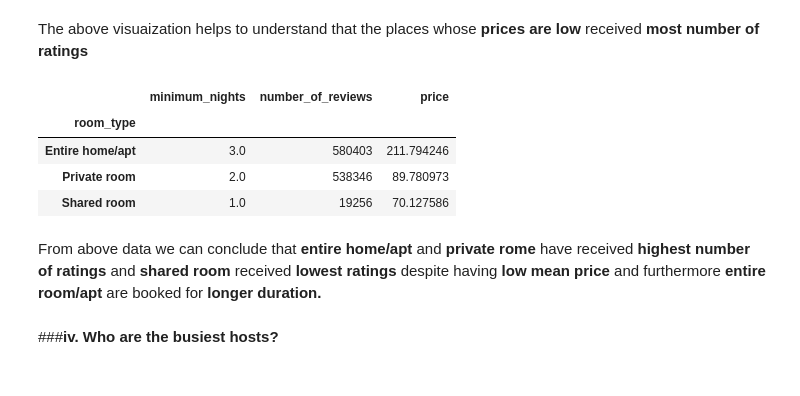
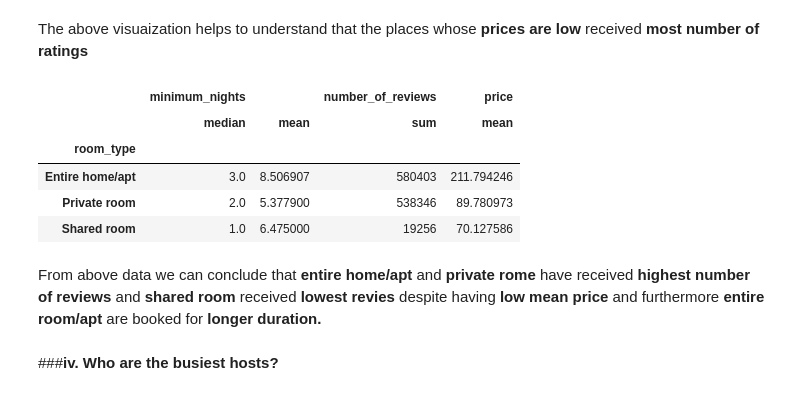
Before and after one commit to ShashankBDSC/air-bnb-EDA, a Jupyter notebook: EDA_Project.ipynb, the cells around one changed output. Cells and saved outputs as stored; diff of their text form; code cells hidden in the pictures.

```diff
--- a/EDA_Project.ipynb
+++ b/EDA_Project.ipynb
@@ -281,15 +281,16 @@ sns.scatterplot( data = df , x ='price' , y ='number_of_reviews' )# to know rela
 # %% [markdown]
 The above visuaization helps to understand that the places whose **prices are low** received **most number of ratings**
 # %%
-pd.DataFrame(df.groupby(['room_type'])[['number_of_reviews','minimum_nights','price']].agg({'minimum_nights':'median','number_of_reviews':"sum",'price':'mean'}))
+pd.DataFrame(df.groupby(['room_type'])[['number_of_reviews','minimum_nights','price']].agg({'minimum_nights':['median','mean'],'number_of_reviews':"sum",'price':'mean'}))
 # %% [output]
-|  | minimum_nights | number_of_reviews | price |
-| room_type |  |  |  |
-| Entire home/apt | 3.0 | 580403 | 211.794246 |
-| Private room | 2.0 | 538346 | 89.780973 |
-| Shared room | 1.0 | 19256 | 70.127586 |
+|  | minimum_nights |  | number_of_reviews | price |
+|  | median | mean | sum | mean |
+| room_type |  |  |  |  |
+| Entire home/apt | 3.0 | 8.506907 | 580403 | 211.794246 |
+| Private room | 2.0 | 5.377900 | 538346 | 89.780973 |
+| Shared room | 1.0 | 6.475000 | 19256 | 70.127586 |
 # %% [markdown]
-From above data we can conclude that **entire home/apt** and **private rome** have received **highest number of ratings** and **shared room** received **lowest ratings** despite having **low mean price** and furthermore **entire room/apt** are booked for **longer duration.**
+From above data we can conclude that **entire home/apt** and **private rome** have received **highest number of reviews** and **shared room** received **lowest revies** despite having **low mean price** and furthermore **entire room/apt** are booked for **longer duration.**
 # %% [markdown]
 ###**iv. Who are the busiest hosts?**
 # %%
```
Also changed, not shown: parts of 10 cells of this notebook.
